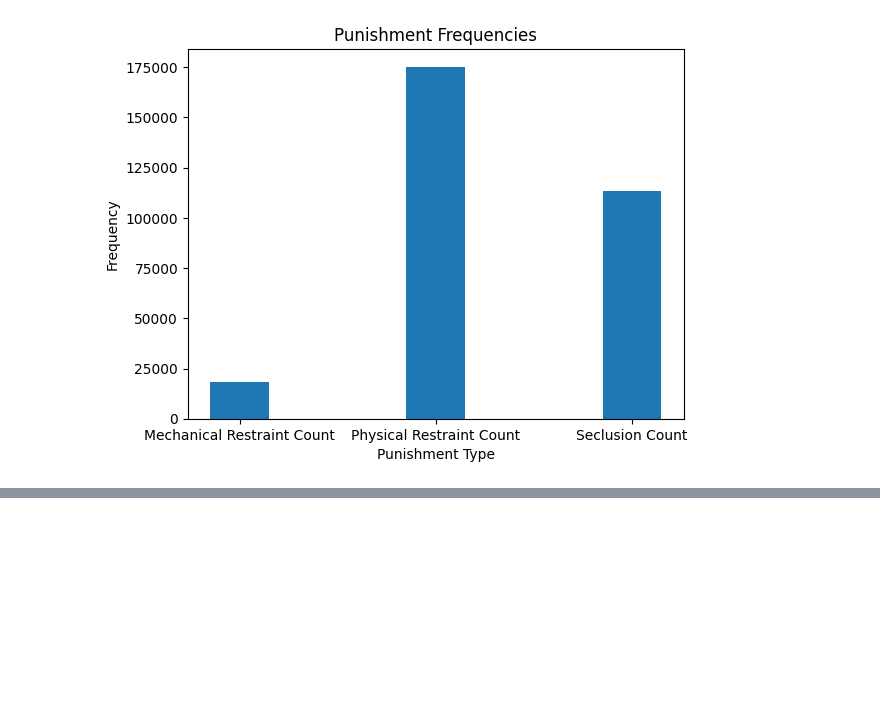
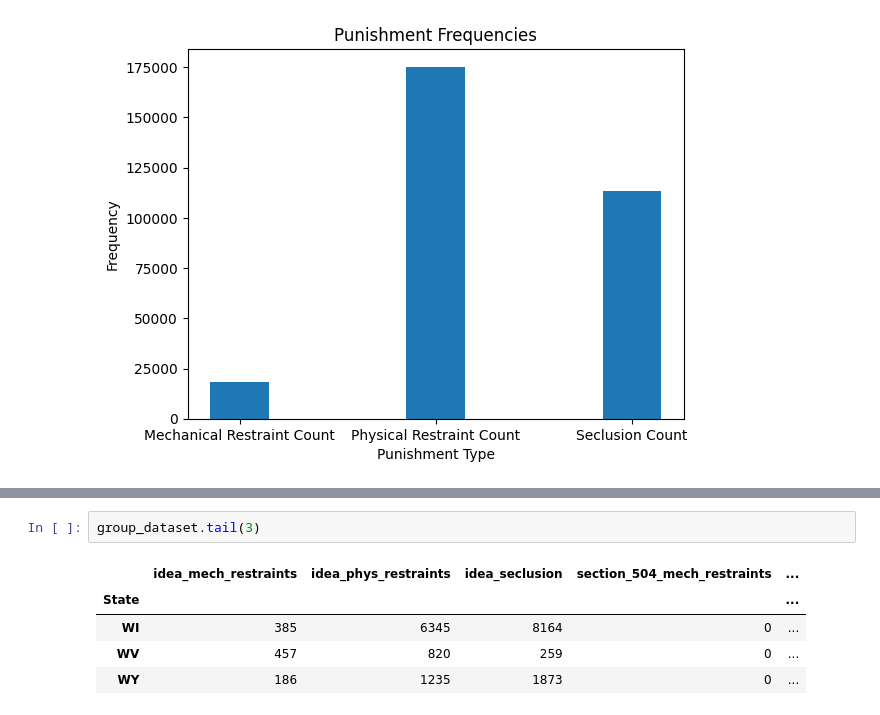
Before and after one commit to floratan2015-blip/Data-Analysis-Projects, a Jupyter notebook: restraintseclusionanalysis.ipynb, the cells around one changed output, grey strips where cells are left out. Cells and saved outputs as stored; diff of their text form; blank space fills up the shorter version.

```diff
--- a/restraintseclusionanalysis.ipynb
+++ b/restraintseclusionanalysis.ipynb
@@ -139,0 +155,8 @@ potential solutions, now that we know where to target the most
+# %%
+group_dataset.tail(3)
+# %% [output]
+|  | idea_mech_restraints | idea_phys_restraints | idea_seclusion | section_504_mech_restraints | ... |
+| State |  |  |  |  | ... |
+| WI | 385 | 6345 | 8164 | 0 | ... |
+| WV | 457 | 820 | 259 | 0 | ... |
+| WY | 186 | 1235 | 1873 | 0 | ... |
```
Also changed, not shown: parts of 14 cells of this notebook, 1 other file.
